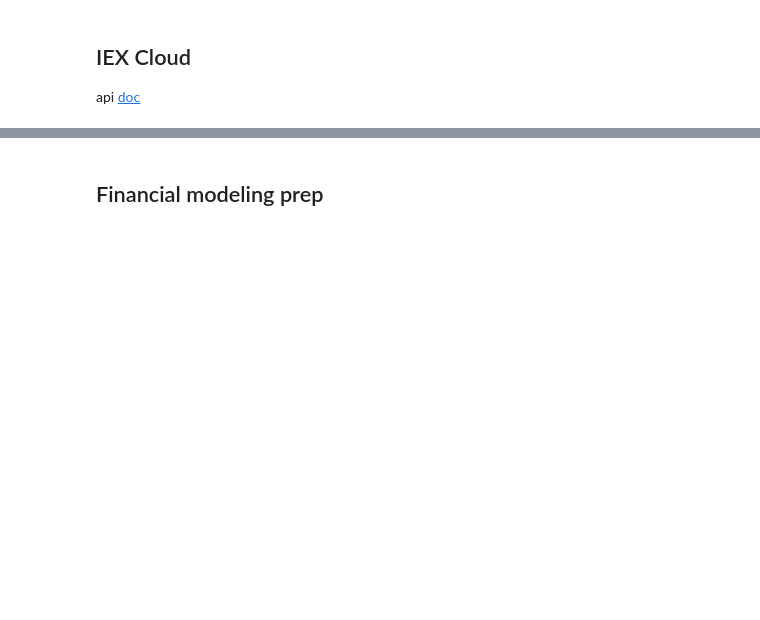
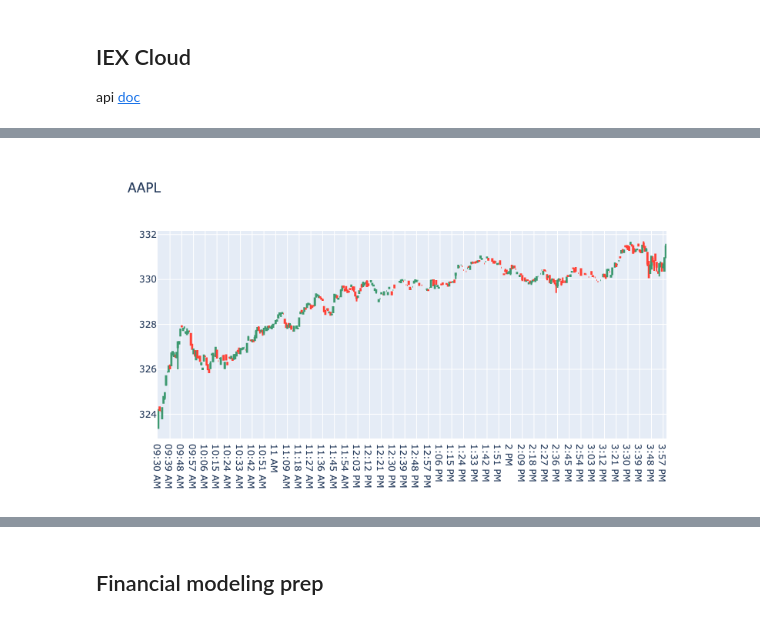
Before and after one commit to glenwang/AITrading, a Jupyter notebook: api_compare.ipynb, the cells around one changed output, grey strips where cells are left out. Drawn from its saved outputs; the diff is of its cells as text; code cells hidden in the pictures; blank space fills up the shorter version.

```diff
--- a/api_compare.ipynb
+++ b/api_compare.ipynb
@@ -99,9 +122,14 @@ ticker= 'AAPL'
 date = '20200605'
 
 iex_token = 'pk_aab0233961a945a7905e339c879ac064'
+chartIEXOnly=True
 
 # intra day data
-url = f"https://cloud.iexapis.com/stable/stock/{ticker}/chart/date/{date}?token={iex_token}"
+url = f"https://cloud.iexapis.com/stable/stock/{ticker}/intraday-prices/date/{date}?token={iex_token}&chartIEXOnly={chartIEXOnly}"
 data = get_jsonparsed_data(url)
 # print is very long
 # print(data)
+
+iex_df = json_normalize(data)
+print(iex_df.shape)
+print(iex_df.head(15))
@@ -107,0 +154,15 @@ data = get_jsonparsed_data(url)
+# %%
+
+dfChart = iex_df
+
+fig = go.Figure(data=[go.Candlestick(x=dfChart['label'],
+                open=dfChart['open'], high=dfChart['high'],
+                low=dfChart['low'], close=dfChart['close'])
+                     ])
+
+#add xaxis_type='category' and fig.update_xaxes(autorange="reversed") to remove the datetime gaps
+fig.update_layout(xaxis_type='category', xaxis_rangeslider_visible=False, title_text=ticker)
+# fig.update_xaxes(autorange="reversed")
+fig.show()
+# %% [output]
+[figure, added]
```
Also changed, not shown: parts of 14 cells of this notebook.
